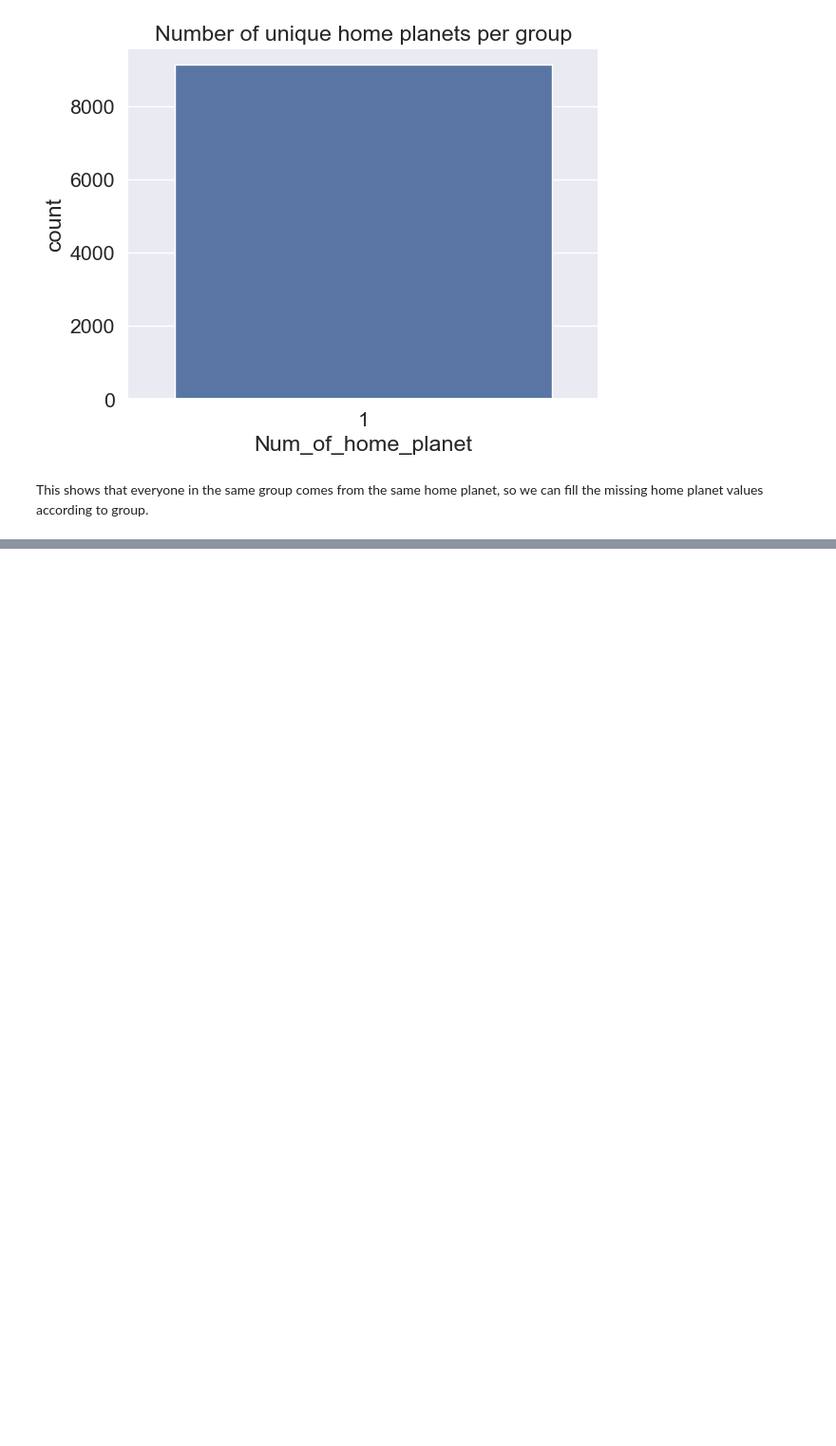
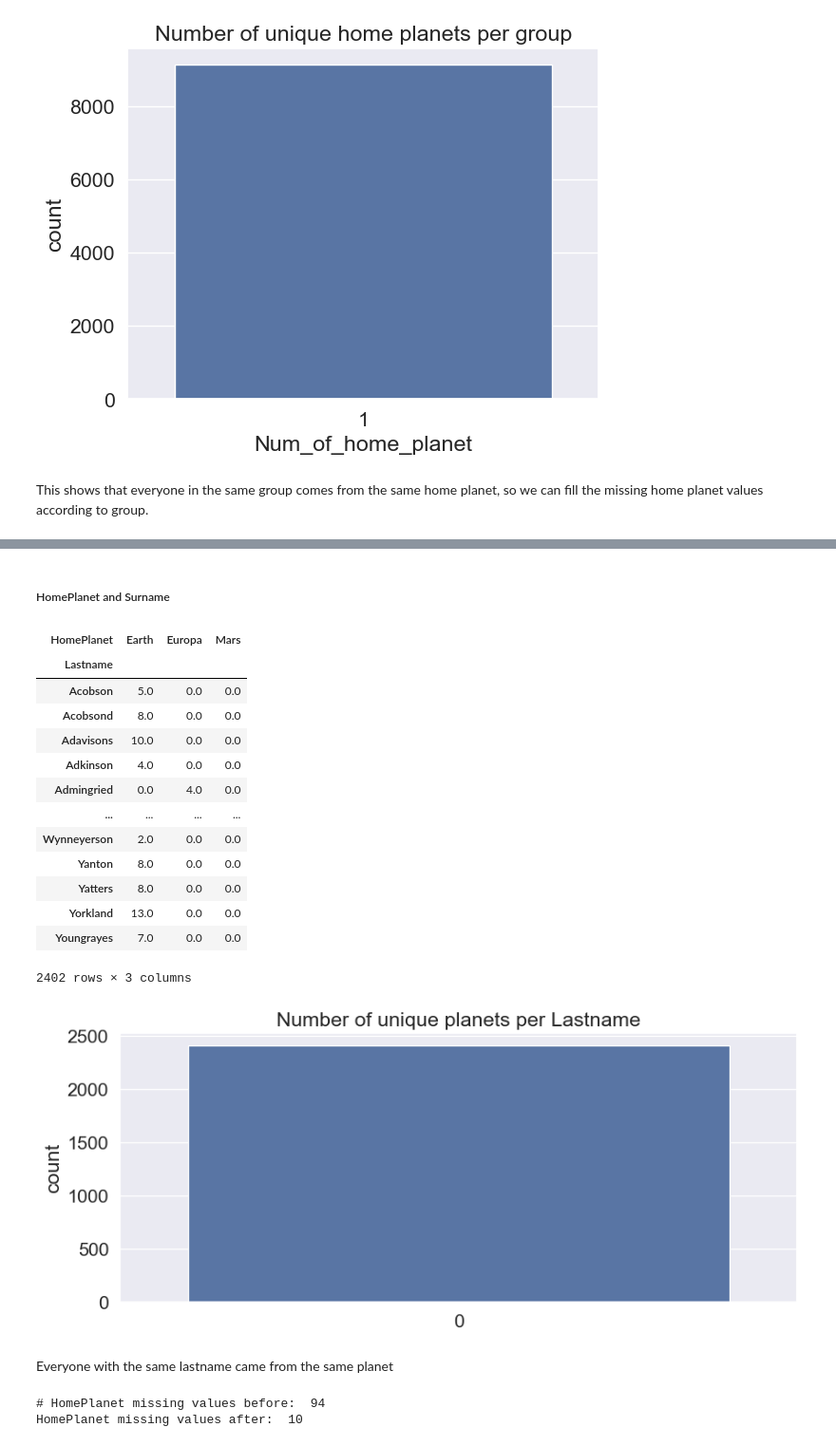
Before and after one commit to PdAlbedo/Spaceship_Titanic, a Jupyter notebook: Spaceship_Practice_Guide.ipynb, the cells around one changed output, grey strips where cells are left out. Shown at 95% size. Saved outputs shown, nothing was run; the diff lists cells and outputs as text; code cells hidden in the pictures; blank space fills up the shorter version.

```diff
--- a/Spaceship_Practice_Guide.ipynb
+++ b/Spaceship_Practice_Guide.ipynb
@@ -532,0 +564,43 @@ Int64Index([   59,   113,   405,   407,   438,   471,   501,   505,   524,
+# %% [markdown]
+##### HomePlanet and Surname
+# %%
+# Joint distribution of Surname and HomePlanet
+SHP_gp = data.groupby(['Lastname', 'HomePlanet'])['HomePlanet'].size().unstack().fillna(0)
+
+plt.figure(figsize = (10, 4))
+sns.countplot((SHP_gp > 0).sum(axis = 1))
+plt.title('Number of unique planets per Lastname')
+plt.show()
+# %% [output]
+| HomePlanet | Earth | Europa | Mars |
+| Lastname |  |  |  |
+| Acobson | 5.0 | 0.0 | 0.0 |
+| Acobsond | 8.0 | 0.0 | 0.0 |
+| Adavisons | 10.0 | 0.0 | 0.0 |
+| Adkinson | 4.0 | 0.0 | 0.0 |
+| Admingried | 0.0 | 4.0 | 0.0 |
+| ... | ... | ... | ... |
+| Wynneyerson | 2.0 | 0.0 | 0.0 |
+| Yanton | 8.0 | 0.0 | 0.0 |
+| Yatters | 8.0 | 0.0 | 0.0 |
+| Yorkland | 13.0 | 0.0 | 0.0 |
+| Youngrayes | 7.0 | 0.0 | 0.0 |
+2402 rows × 3 columns
+[figure, added]
+# %% [markdown]
+Everyone with the same lastname came from the same planet
+# %%
+# Missing values before
+HP_before = data['HomePlanet'].isna().sum()
+
+# Passengers with missing HomePlanet and in a family with known HomePlanet
+SHP_idx = data[data['HomePlanet'].isna()][(data[data['HomePlanet'].isna()]['Lastname']).isin(SHP_gp.index)].index
+
+# Filling corresponding missing values
+data.loc[SHP_idx, 'HomePlanet'] = data.iloc[SHP_idx, :]['Lastname'].map(lambda x: SHP_gp.idxmax(axis = 1)[x])
+
+print('# HomePlanet missing values before: ', HP_before)
+print('HomePlanet missing values after: ', data['HomePlanet'].isna().sum())
+# %% [output]
+# HomePlanet missing values before:  94
+HomePlanet missing values after:  10
```
Also changed, not shown: parts of 8 cells of this notebook.
